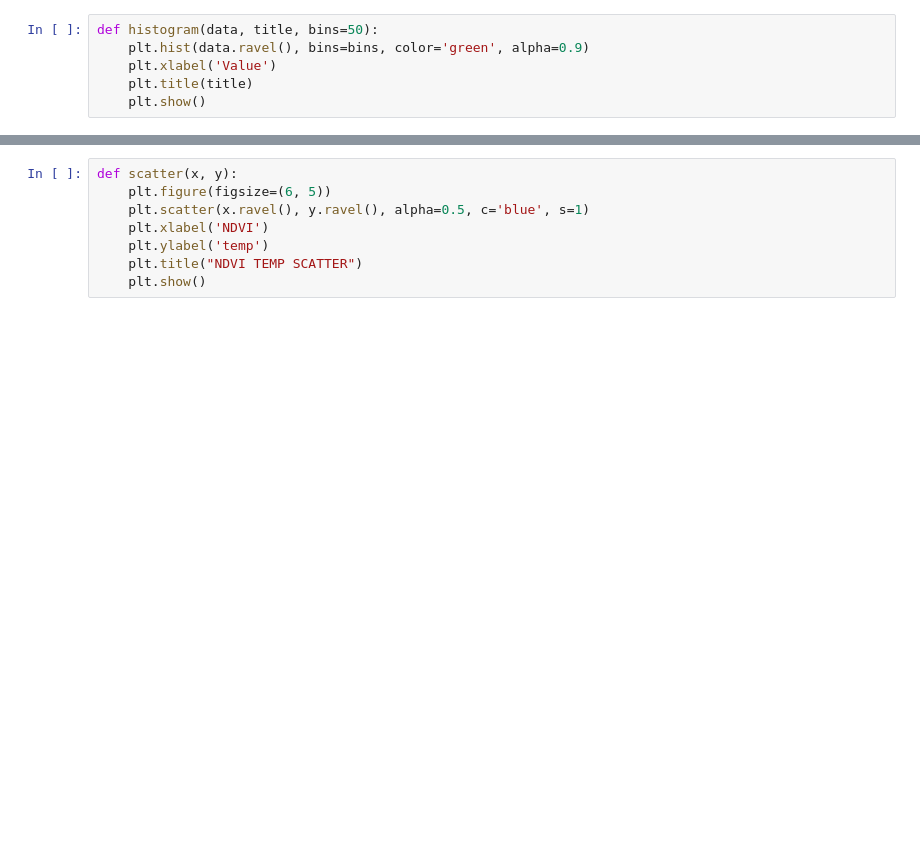
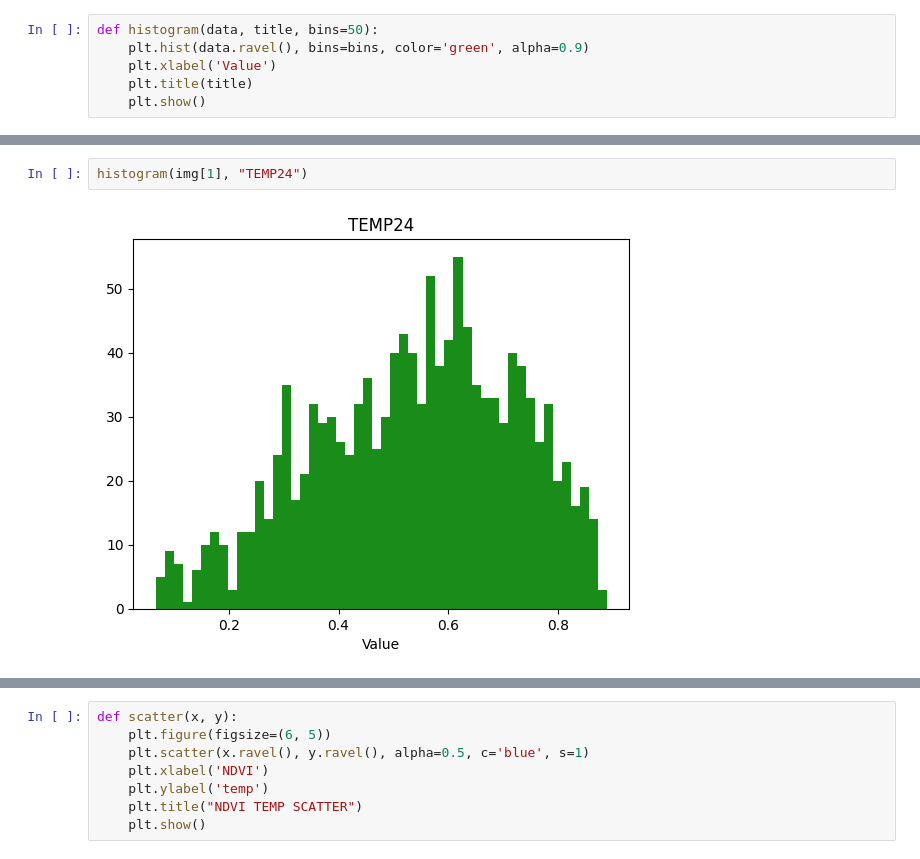
Before and after one commit to MilyM/exam25_rsgis, a Jupyter notebook: Milosz_Cygan/task1.ipynb, the cells around one changed output, grey strips where cells are left out. Drawn from its saved outputs; the diff is of its cells as text; blank space fills up the shorter version.

```diff
--- a/Milosz_Cygan/task1.ipynb
+++ b/Milosz_Cygan/task1.ipynb
@@ -58,0 +63,4 @@ histogram(img[2])
+# %%
+histogram(img[1], "TEMP24")
+# %% [output]
+[figure, added]
```
Also changed, not shown: parts of 6 cells of this notebook, 2 other files.
